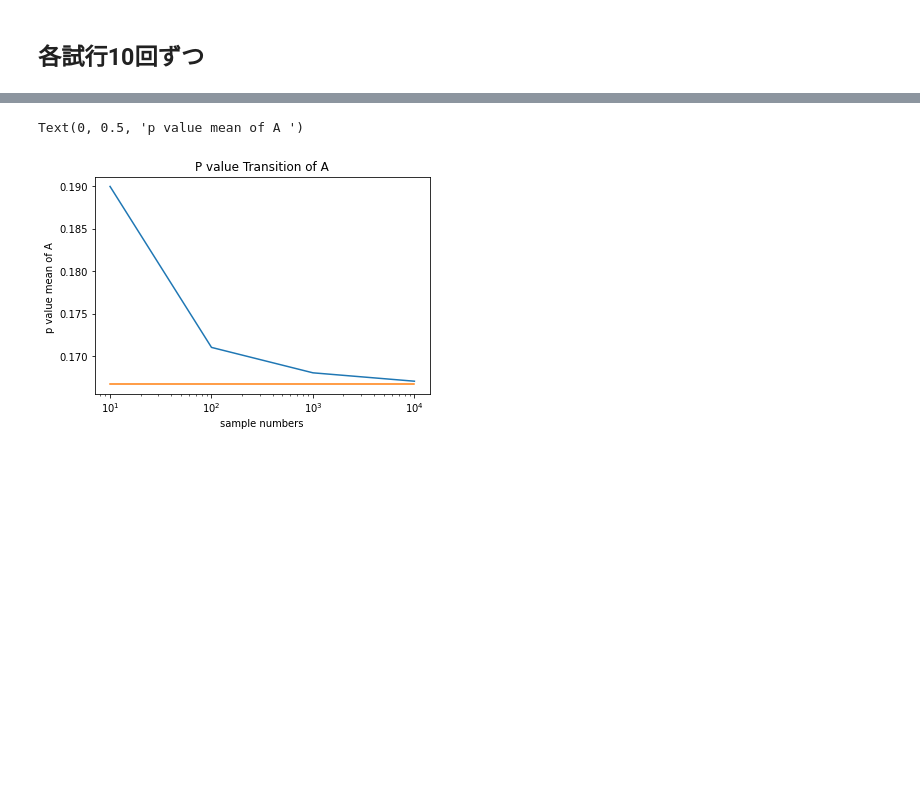
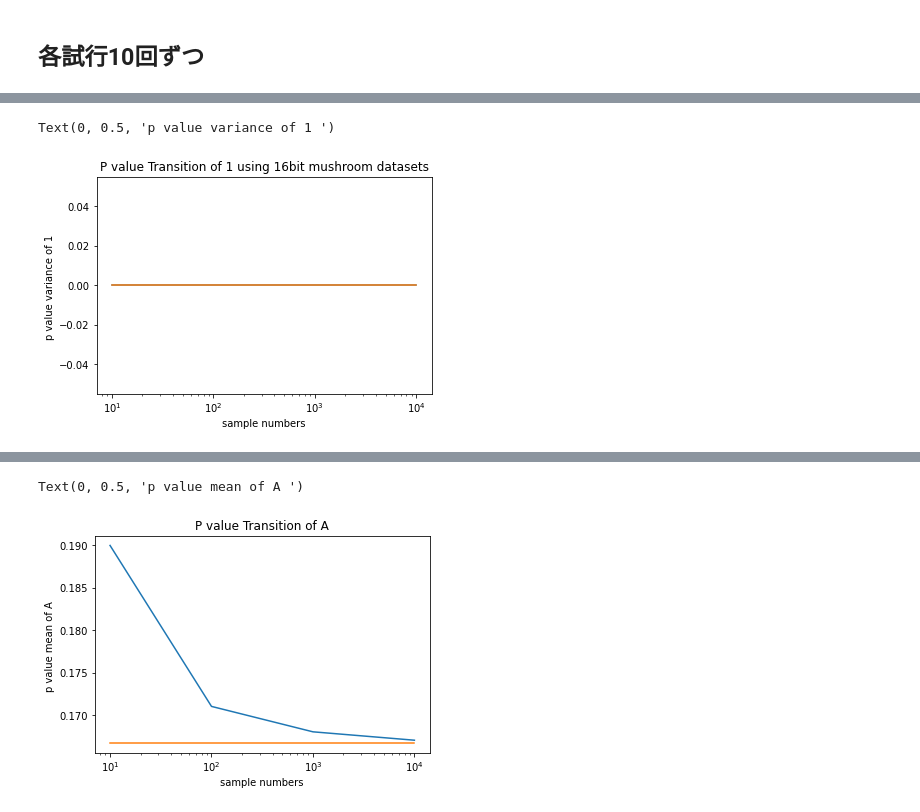
Before and after one commit to twinkle13531/master_degree, a Jupyter notebook: 202008/scripts/compare_t^0.ipynb, the cells around one changed output, grey strips where cells are left out. Drawn from its saved outputs; the diff is of its cells as text; code cells hidden in the pictures; blank space fills up the shorter version.

```diff
--- a/202008/scripts/compare_t^0.ipynb
+++ b/202008/scripts/compare_t^0.ipynb
@@ -14,0 +74,20 @@ import numpy as np
+# %%
+#y軸
+qubol_10times_lg_var_list = []
+qubol_10times_lg_var_list.append(to_qubol_10samples_p_10time['1'].var())
+qubol_10times_lg_var_list.append(to_qubol_100samples_p_10time['1'].var())
+qubol_10times_lg_var_list.append(to_qubol_1000samples_p_10time['1'].var())
+qubol_10times_lg_var_list.append(to_qubol_10000samples_p_10time['1'].var())
+
+plt.plot(numreads_10, qubol_10times_lg_var_list)
+plt.plot(numreads_10, [0]*4)
+
+ax = plt.gca()
+ax.set_xscale('log')
+
+plt.title('P value Transition of 1 using 16bit mushroom datasets')
+plt.xlabel('sample numbers')
+plt.ylabel('p value variance of 1 ')
+# %% [output]
+Text(0, 0.5, 'p value variance of 1 ')
+[figure, added]
```
Also changed, not shown: parts of 14 cells of this notebook.
